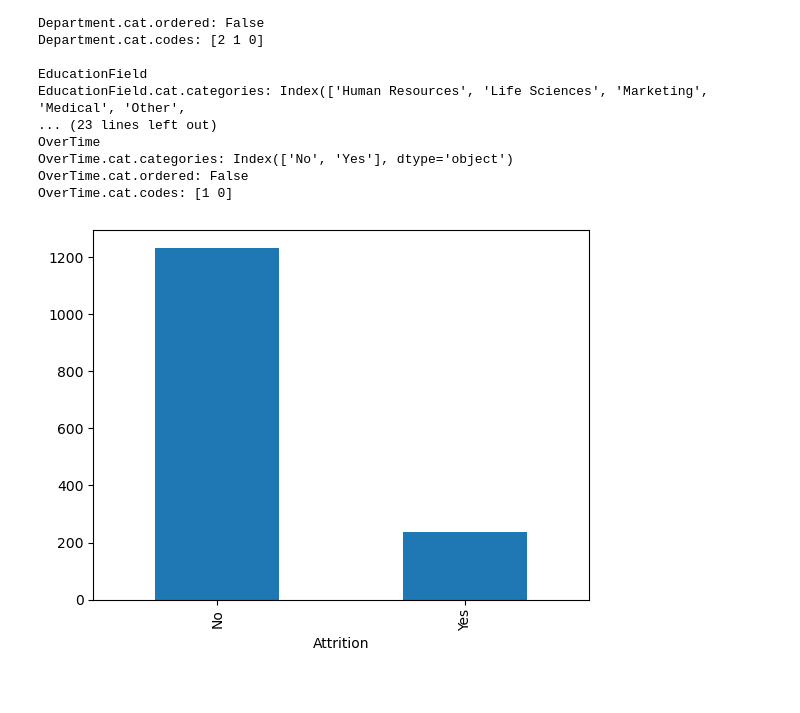
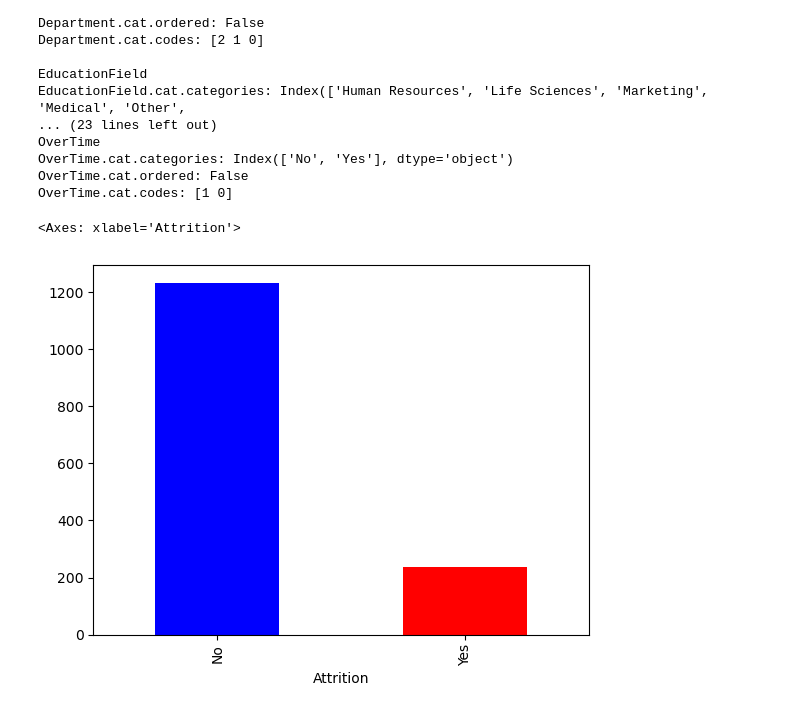
Before and after one commit to PauloViniciusR/Analise_dados, a Jupyter notebook: Proj_IBM/02_rename_columns.ipynb, the cells around one changed output. Cells and saved outputs as stored; diff of their text form; code cells hidden in the pictures.

```diff
--- a/Proj_IBM/02_rename_columns.ipynb
+++ b/Proj_IBM/02_rename_columns.ipynb
@@ -348,6 +348,7 @@ OverTime.cat.categories: Index(['No', 'Yes'], dtype='object')
 OverTime.cat.ordered: False
 OverTime.cat.codes: [1 0]
 # %%
-df["Attrition"].value_counts().plot(kind="bar")
+df["Attrition"].value_counts().plot(kind="bar", color=["blue", "red"])
 # %% [output]
+<Axes: xlabel='Attrition'>
-[figure, old version]
+[figure, new version]
```
Also changed, not shown: parts of 10 cells of this notebook, 1 other file.
